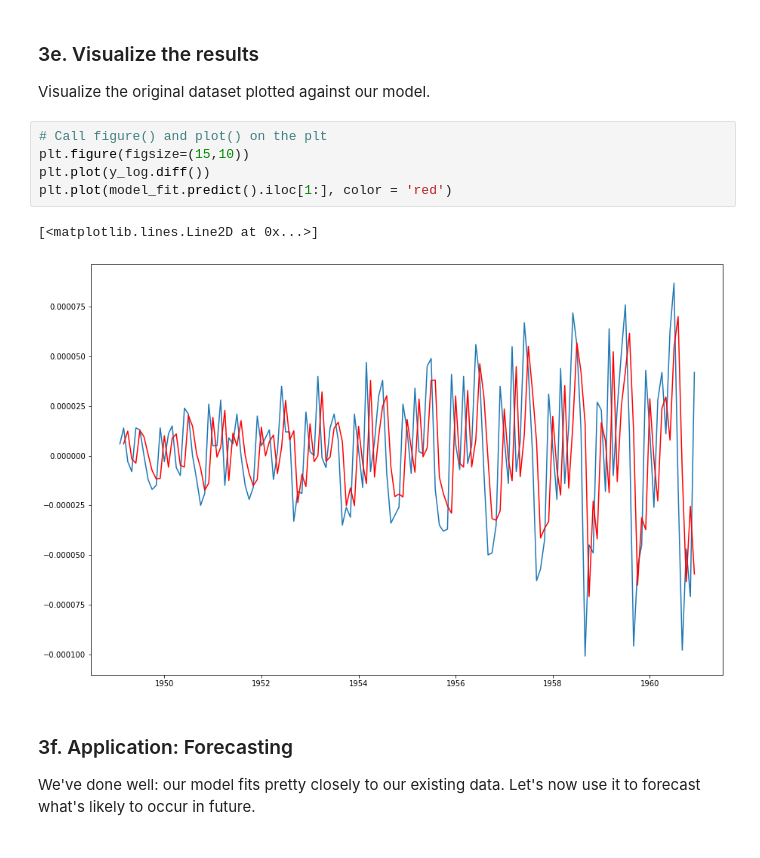
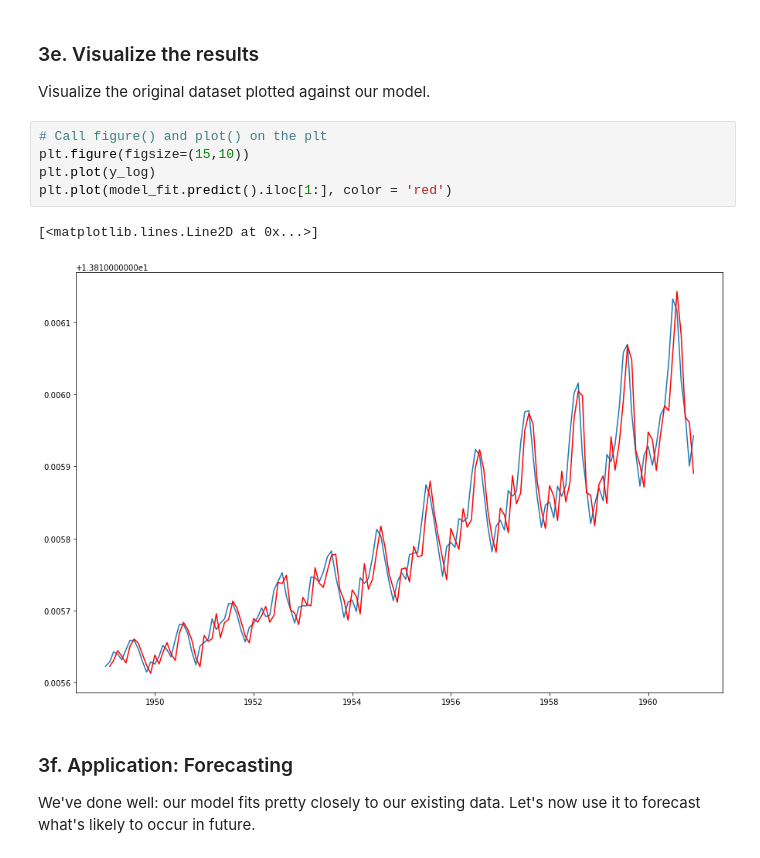
Before and after one commit to arezoo396/SpringBoard, a Jupyter notebook: Cowboy Cigarettes Case Study - Tier 1.ipynb, the cells around one changed output. Cells and saved outputs as stored; diff of their text form.

```diff
--- a/Cowboy Cigarettes Case Study - Tier 1.ipynb
+++ b/Cowboy Cigarettes Case Study - Tier 1.ipynb
@@ -408,11 +416,11 @@ Visualize the original dataset plotted against our model.
 # %%
 # Call figure() and plot() on the plt
 plt.figure(figsize=(15,10))
-plt.plot(y_log.diff())
+plt.plot(y_log)
 plt.plot(model_fit.predict().iloc[1:], color = 'red')
 # %% [output]
 [<matplotlib.lines.Line2D at 0x...>]
-[figure, old version]
+[figure, new version]
 # %% [markdown]
 ### 3f. Application: Forecasting
 
```
Also changed, not shown: parts of 7 cells of this notebook.
